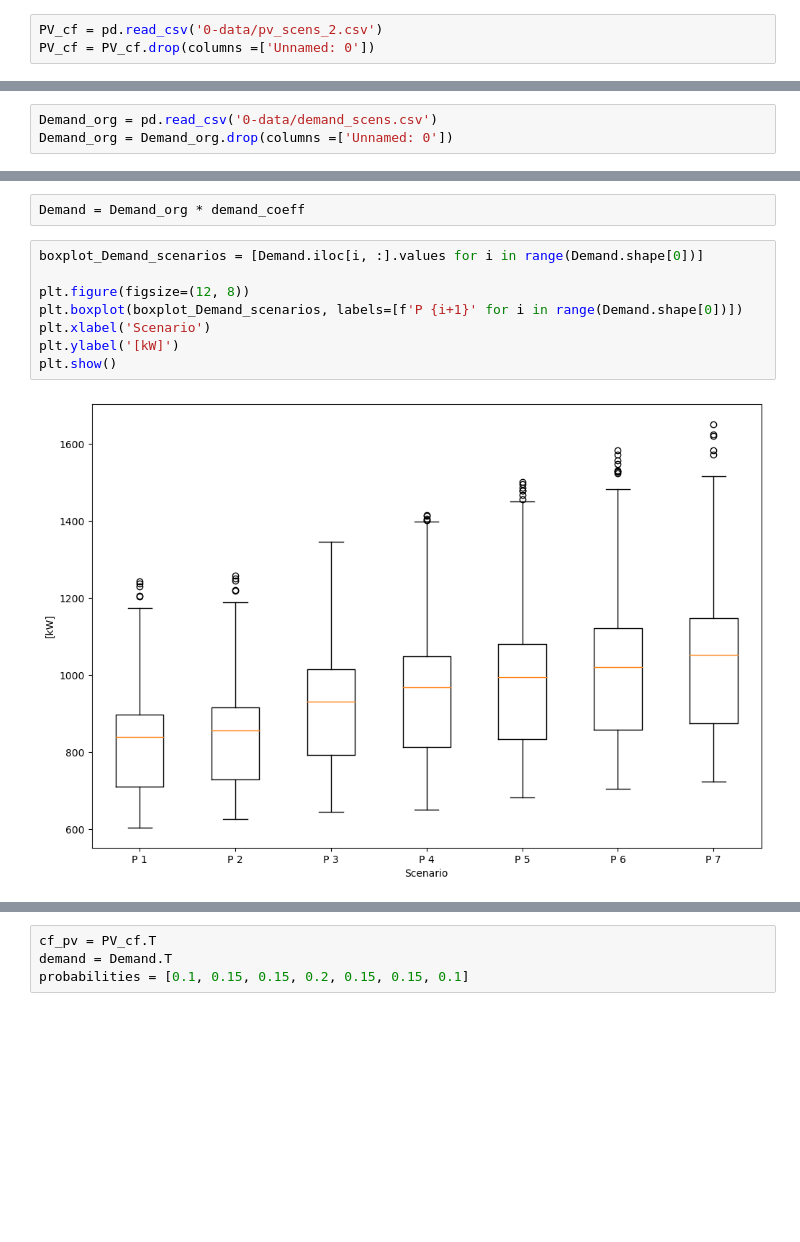
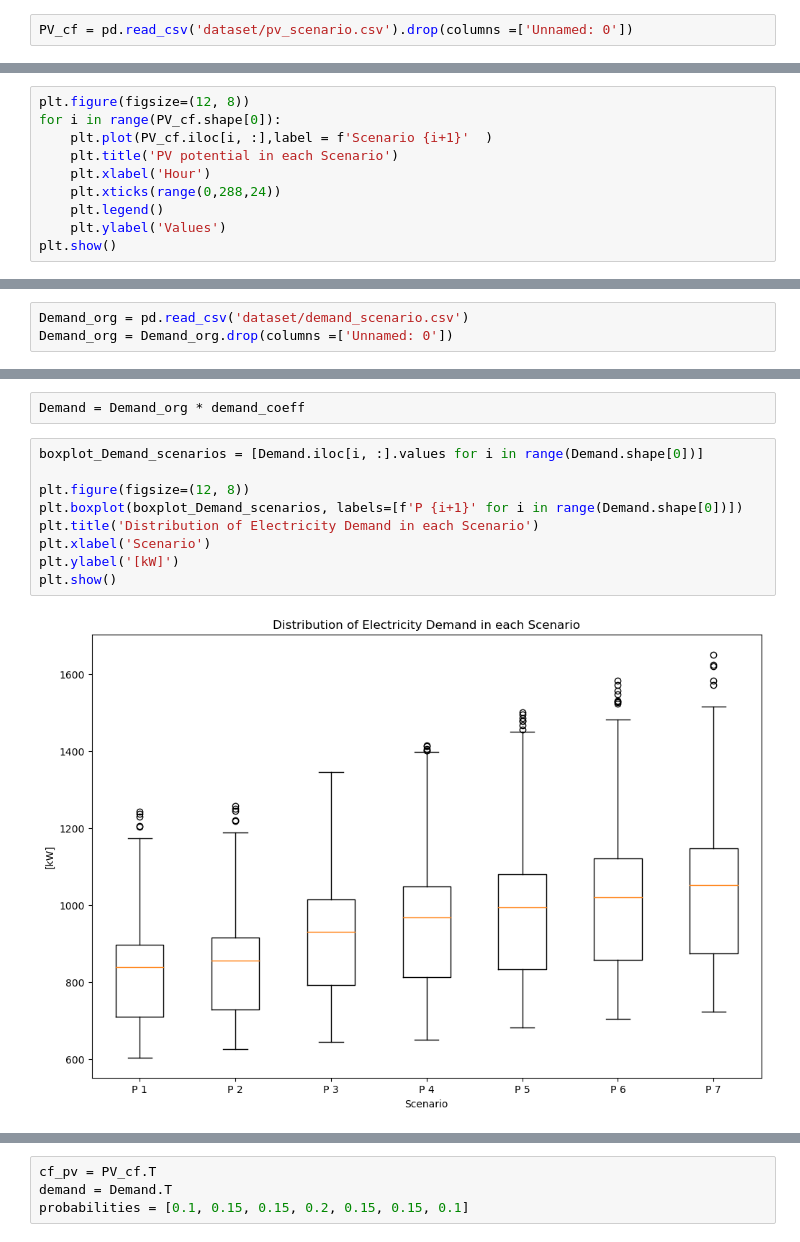
Before and after one commit to rouzbehshi/UniPVSeminar, a Jupyter notebook: 1-Optimization_Model.ipynb, the cells around one changed output, grey strips where cells are left out. Saved outputs shown, nothing was run; the diff lists cells and outputs as text; blank space fills up the shorter version.

```diff
--- a/1-Optimization_Model.ipynb
+++ b/1-Optimization_Model.ipynb
@@ -7,8 +7,7 @@ import random
 import time as tm
 import matplotlib.pyplot as plt
 # %%
-PV_cf = pd.read_csv('0-data/pv_scens_2.csv')
-PV_cf = PV_cf.drop(columns =['Unnamed: 0'])
+PV_cf = pd.read_csv('dataset/pv_scenario.csv').drop(columns =['Unnamed: 0'])
 # %%
 boxplot_data_scenarios = [PV_cf.iloc[i, :].values for i in range(PV_cf.shape[0])]
 
@@ -21,0 +22,10 @@ plt.show()
+# %%
+plt.figure(figsize=(12, 8))
+for i in range(PV_cf.shape[0]):
+    plt.plot(PV_cf.iloc[i, :],label = f'Scenario {i+1}'  )
+    plt.title('PV potential in each Scenario')
+    plt.xlabel('Hour')
+    plt.xticks(range(0,288,24))
+    plt.legend()
+    plt.ylabel('Values')
+plt.show()
@@ -22,5 +34,5 @@ plt.show()
 # %%
-Demand_org = pd.read_csv('0-data/demand_scens.csv')
+Demand_org = pd.read_csv('dataset/demand_scenario.csv')
 Demand_org = Demand_org.drop(columns =['Unnamed: 0'])
 # %%
 demand_coeff = 0.08
@@ -29,10 +41,11 @@ Demand = Demand_org * demand_coeff
 # %%
 boxplot_Demand_scenarios = [Demand.iloc[i, :].values for i in range(Demand.shape[0])]
 
 plt.figure(figsize=(12, 8))
 plt.boxplot(boxplot_Demand_scenarios, labels=[f'P {i+1}' for i in range(Demand.shape[0])])
+plt.title('Distribution of Electricity Demand in each Scenario')
 plt.xlabel('Scenario')
 plt.ylabel('[kW]')
 plt.show()
 # %% [output]
-[figure, old version]
+[figure, new version]
```
Also changed, not shown: parts of 13 cells of this notebook.
